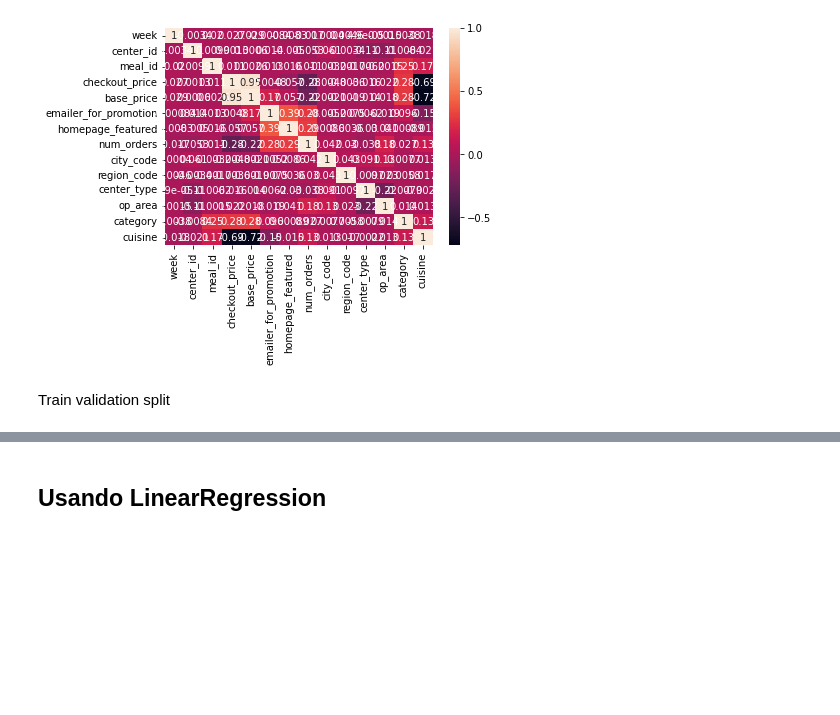
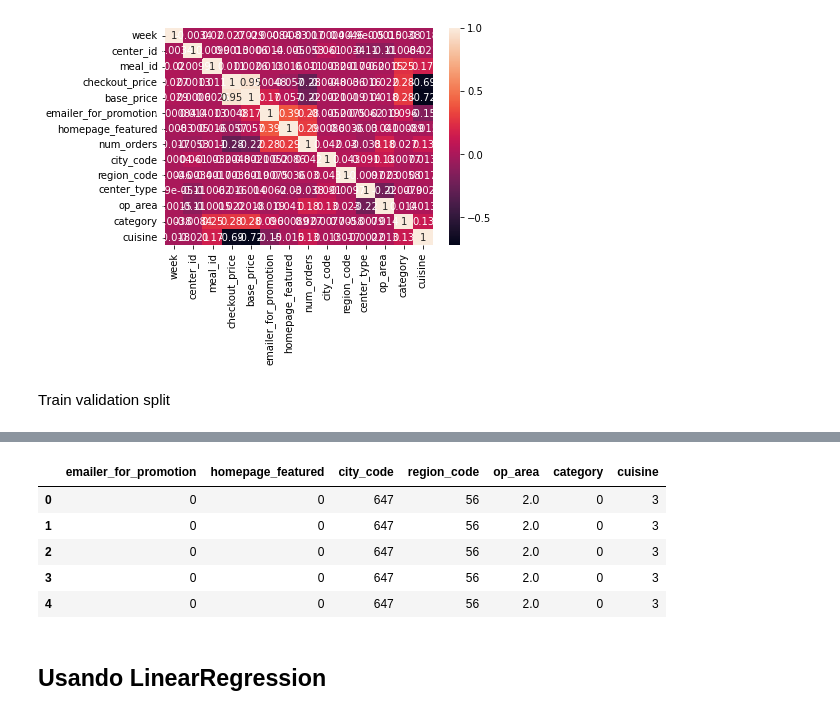
Before and after one commit to fduartej/forecasting-food, a Jupyter notebook: Forecasting_food.ipynb, the cells around one changed output, grey strips where cells are left out. Saved outputs shown, nothing was run; the diff lists cells and outputs as text; code cells hidden in the pictures; blank space fills up the shorter version.

Commit message:
Cambios Finales 1

```diff
--- a/Forecasting_food.ipynb
+++ b/Forecasting_food.ipynb
@@ -118,0 +138,3 @@ Validation shape: (91310, 14)
+# %%
+test_data=test_df.copy()
+test_data.head()
@@ -118,0 +148,5 @@ Validation shape: (91310, 14)
+# %%
+test_data['category']=encoder.fit_transform(test_data['category'])
+test_data['center_type']=encoder2.fit_transform(test_data['center_type'])
+test_data['cuisine']=encoder3.fit_transform(test_data['cuisine'])
+test_data.head()
@@ -118,0 +160,3 @@ Validation shape: (91310, 14)
+# %%
+test_data1=test_data.copy()
+test_data1.head()
@@ -119,3 +170,13 @@ Validation shape: (91310, 14)
+# %%
+test_data_final=test_data1.drop(columns=['id','center_id','meal_id','week','checkout_price','base_price','center_type'],axis=1)
+test_data_final.head()
+# %% [output]
+|  | emailer_for_promotion | homepage_featured | city_code | region_code | op_area | category | cuisine |
+| 0 | 0 | 0 | 647 | 56 | 2.0 | 0 | 3 |
+| 1 | 0 | 0 | 647 | 56 | 2.0 | 0 | 3 |
+| 2 | 0 | 0 | 647 | 56 | 2.0 | 0 | 3 |
+| 3 | 0 | 0 | 647 | 56 | 2.0 | 0 | 3 |
+| 4 | 0 | 0 | 647 | 56 | 2.0 | 0 | 3 |
 # %% [markdown]
 ## Usando LinearRegression
 # %%
```
Also changed, not shown: parts of 30 cells of this notebook.
